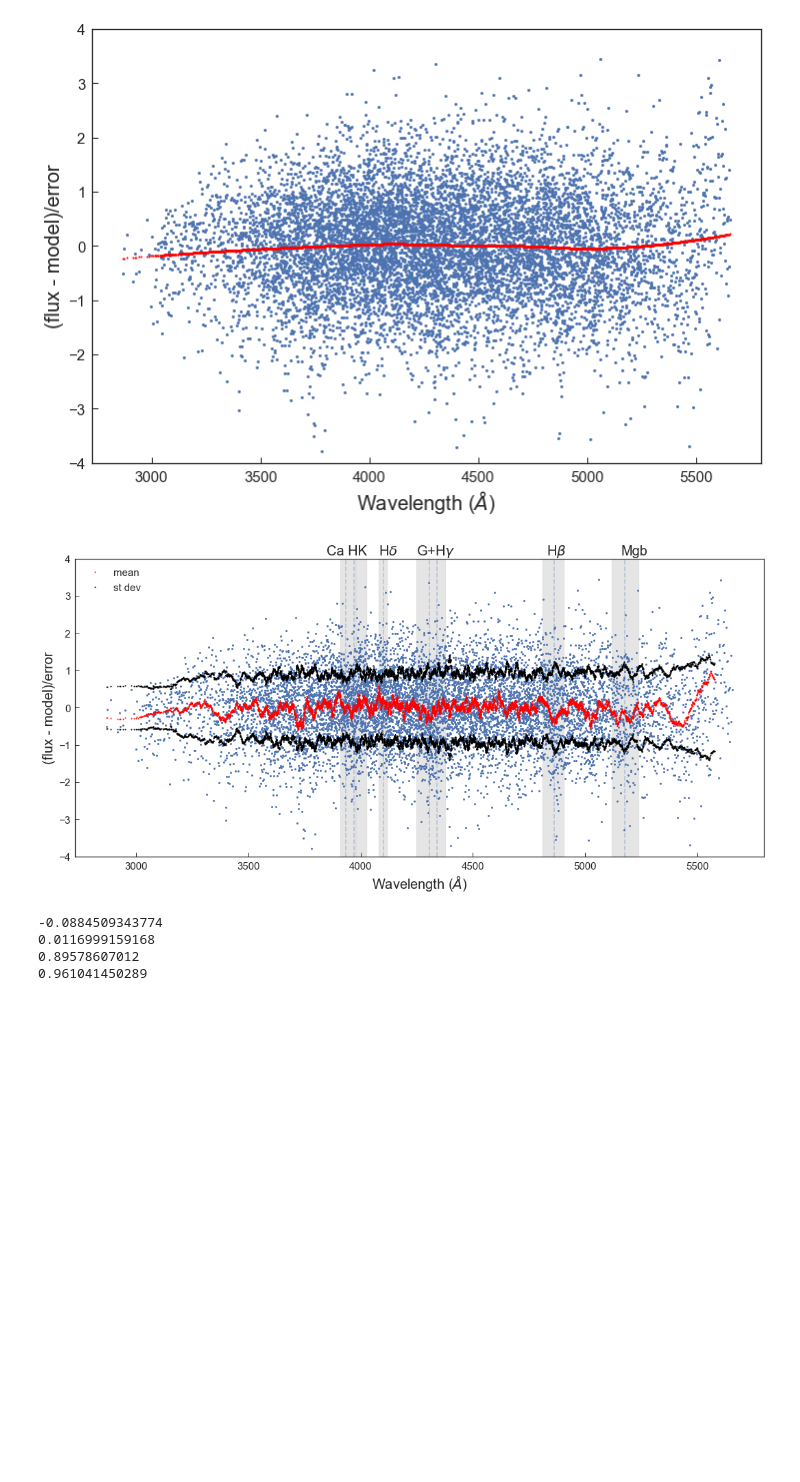
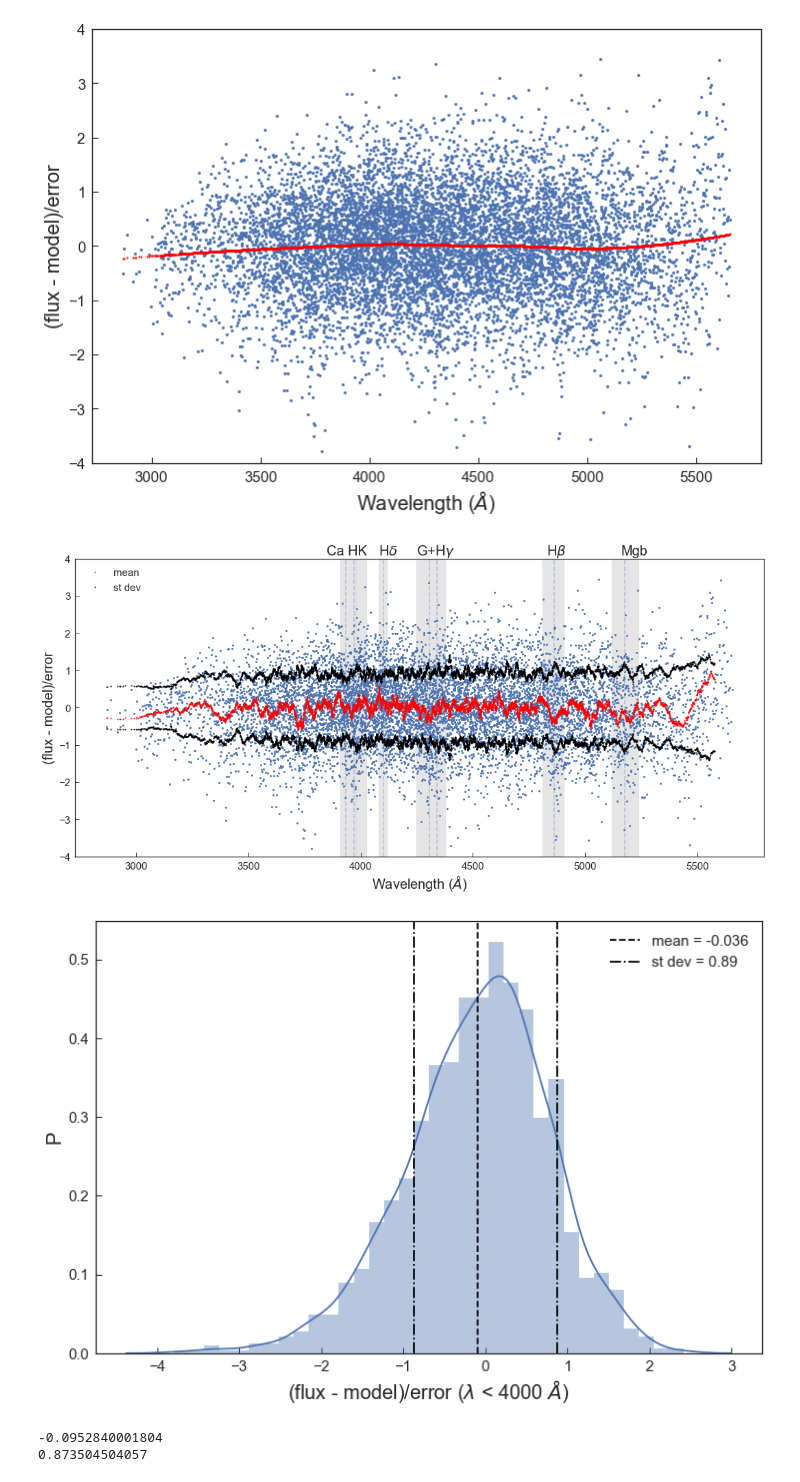
Before and after one commit to Vince-ec/Quiescent_analysis, a Jupyter notebook: scripts/flux_error.ipynb, the cells around one changed output. Saved outputs shown, nothing was run; the diff lists cells and outputs as text; code cells hidden in the pictures; blank space fills up the shorter version.

```diff
--- a/scripts/flux_error.ipynb
+++ b/scripts/flux_error.ipynb
@@ -138,69 +142,45 @@ plt.axvline(3934.777,linestyle='--', alpha=.3)
 plt.axvline(3969.588,linestyle='--', alpha=.3)
 plt.axvline(4102.89,linestyle='--', alpha=.3)
 plt.axvline(4305.61,linestyle='--', alpha=.3)
 plt.axvline(4341.68,linestyle='--', alpha=.3)
 plt.axvline(4862.68,linestyle='--', alpha=.3)
 plt.axvline(5176.7,linestyle='--', alpha=.3)
 plt.axvspan(3910, 3980, color='k', alpha=.1)
 plt.axvspan(3980, 4030, color='k', alpha=.1)
 plt.axvspan(4080, 4120, color='k', alpha=.1)
 plt.axvspan(4250, 4380, color='k', alpha=.1)
 plt.axvspan(4810, 4910, color='k', alpha=.1)
 plt.axvspan(5120, 5240, color='k', alpha=.1)
 plt.text(3850,4.1,'Ca HK',fontsize=20)
 plt.text(4080,4.1,'H$\delta$',fontsize=20)
 plt.text(4250,4.1,'G+H$\gamma$',fontsize=20)
 plt.text(4830,4.1,'H$\\beta$',fontsize=20)
 plt.text(5160,4.1,'Mgb',fontsize=20)
 plt.legend(fontsize = 15)
 plt.show()
 # plt.savefig('../plots/flx_err_m_std2.png')
 plt.close()
 
-IDU = [U for U in range(len(waves)) if 3200 <= waves[U] <= 3800]
-IDH = [U for U in range(len(waves)) if 3800 < waves[U]]
-
 plt.figure(figsize=[12,8])
-sea.distplot((mflux[IDU] - flux[IDU])/error[IDU])
-plt.axvline(np.mean((mflux[IDU]- flux[IDU])/error[IDU]),color='k',linestyle='--',label = 'mean = -0.088' )
-plt.axvline(np.std((mflux[IDU] - flux[IDU])/error[IDU]),color='k',linestyle='-.',label = 'st dev = 0.9' )
-plt.axvline(-np.std((mflux[IDU] - flux[IDU])/error[IDU]),color='k',linestyle='-.')
+sea.distplot((mflux[IDW][waves[IDW] < 3800] - flux[IDW][waves[IDW] < 3800])/error[IDW][waves[IDW] < 3800])
+plt.axvline(np.mean((mflux[IDW][waves[IDW] < 3800] - flux[IDW][waves[IDW] < 3800])/error[IDW][waves[IDW] < 3800]),color='k',linestyle='--',label = 'mean = -0.036' )
+plt.axvline(np.std((mflux[IDW][waves[IDW] < 3800] - flux[IDW][waves[IDW] < 3800])/error[IDW][waves[IDW] < 3800]),color='k',linestyle='-.',label = 'st dev = 0.89' )
+plt.axvline(-np.std((mflux[IDW][waves[IDW] < 3800] - flux[IDW][waves[IDW] < 3800])/error[IDW][waves[IDW] < 3800]),color='k',linestyle='-.')
 plt.ylabel('P',fontsize = 20)
-plt.xlabel('(flux - model)/error (3200 < $\lambda$ < 3800 $\AA$)',fontsize = 20)
+plt.xlabel('(flux - model)/error ($\lambda$ < 4000 $\AA$)',fontsize = 20)
 plt.tick_params(axis='both', which='major', labelsize=15)
 plt.legend(fontsize = 15)
-plt.xlim(-5,5)
-# plt.show()
-plt.savefig('../plots/flx_err_hist_32-38.png')
+plt.show()
+# plt.savefig('../plots/flx_err_hist2.png')
 plt.close()
 
-IDU = [U for U in range(len(waves)) if 3200 <= waves[U] <= 3800]
-IDH = [U for U in range(len(waves)) if 3800 < waves[U]]
-
-plt.figure(figsize=[12,8])
-sea.distplot((mflux[IDH] - flux[IDH])/error[IDH])
-plt.axvline(np.mean((mflux[IDH]- flux[IDH])/error[IDH]),color='k',linestyle='--',label = 'mean = 0.012' )
-plt.axvline(np.std((mflux[IDH] - flux[IDH])/error[IDH]),color='k',linestyle='-.',label = 'st dev = 0.96' )
-plt.axvline(-np.std((mflux[IDH] - flux[IDH])/error[IDH]),color='k',linestyle='-.')
-plt.ylabel('P',fontsize = 20)
-plt.xlabel('(flux - model)/error ($\lambda$ > 3800 $\AA$)',fontsize = 20)
-plt.tick_params(axis='both', which='major', labelsize=15)
-plt.legend(fontsize = 15)
-plt.xlim(-5,5)
-# plt.show()
-plt.savefig('../plots/flx_err_hist_gt38.png')
-plt.close()
-
-print np.mean((mflux[IDU] - flux[IDU])/error[IDU])
-print np.mean((mflux[IDH] - flux[IDH])/error[IDH])
-print np.std((mflux[IDU] - flux[IDU])/error[IDU])
-print np.std((mflux[IDH] - flux[IDH])/error[IDH])
+print np.mean((mflux[IDW][waves[IDW] < 3800] - flux[IDW][waves[IDW] < 3800])/error[IDW][waves[IDW] < 3800])
+print np.std((mflux[IDW][waves[IDW] < 3800] - flux[IDW][waves[IDW] < 3800])/error[IDW][waves[IDW] < 3800])
 # %% [output]
 [figure]
+[figure, added]
--0.0884509343774
-0.0116999159168
-0.89578607012
-0.961041450289
+-0.0952840001804
+0.873504504057
 # %%
 plt.figure(figsize=[12,8])
 plt.plot(waves,error,'o',ms = 3)
```
Also changed, not shown: parts of 1 cell of this notebook, 4 other files.
